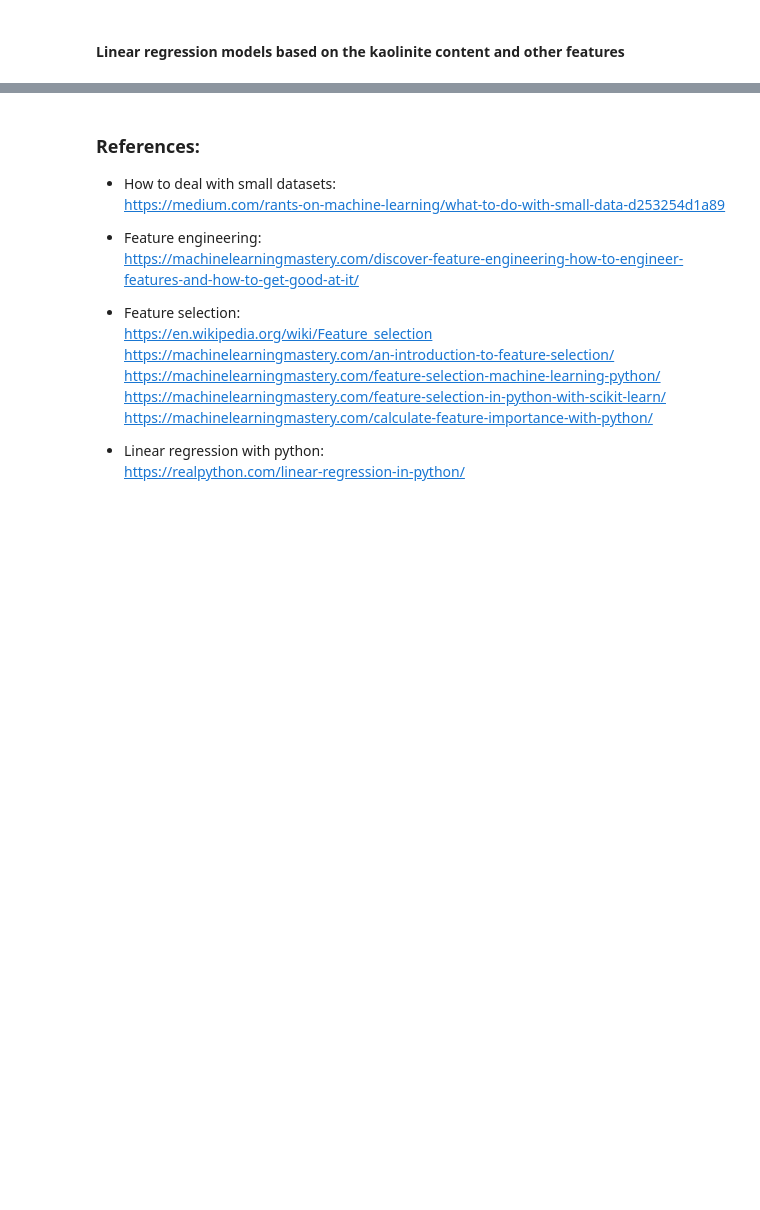
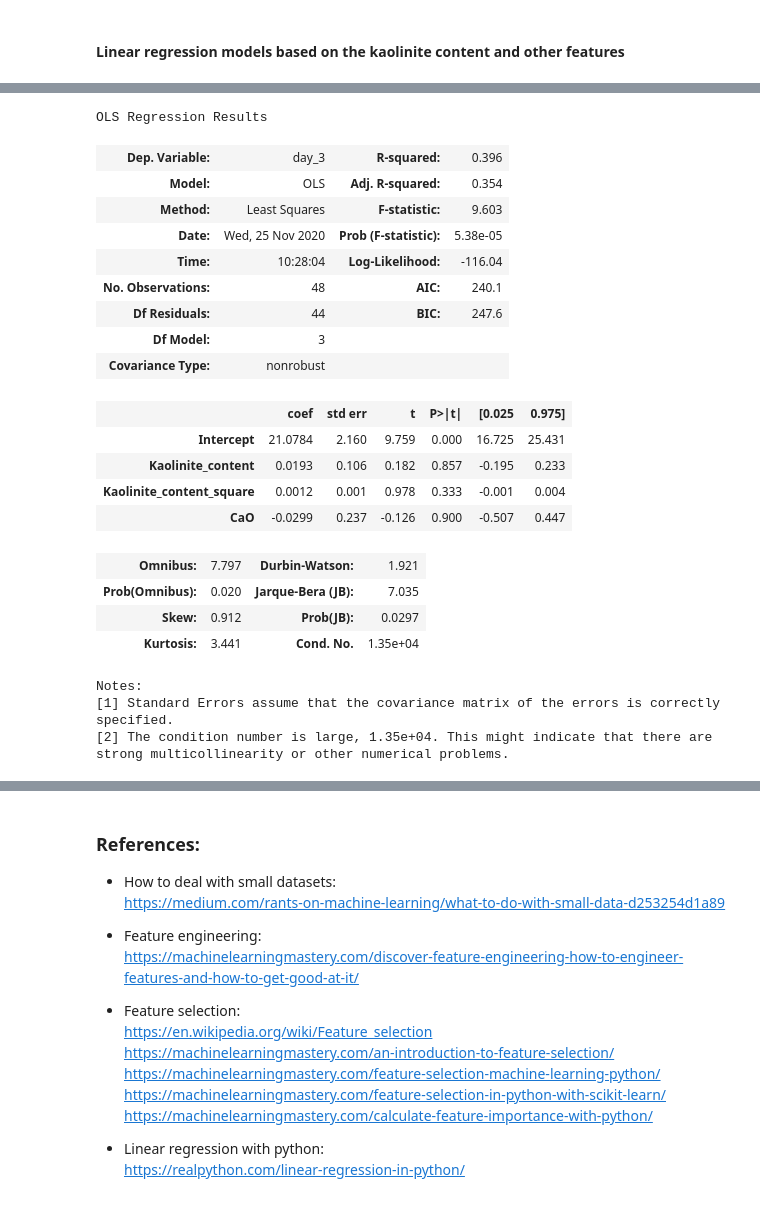
Before and after one commit to frblazquez/LC3, a Jupyter notebook: Project 2/lc3.ipynb, the cells around one changed output, grey strips where cells are left out. Saved outputs shown, nothing was run; the diff lists cells and outputs as text; code cells hidden in the pictures; blank space fills up the shorter version.

```diff
--- a/Project 2/lc3.ipynb
+++ b/Project 2/lc3.ipynb
@@ -456,0 +586,30 @@ R^2: 0.8717081451424198
+# %%
+# Day 3
+mod = smf.ols(formula='day_3 ~ Kaolinite_content + Kaolinite_content_square + CaO', data=get_model_data('CaO','3D'))
+np.random.seed(2)
+res = mod.fit()
+res.summary()
+# %% [output]
+OLS Regression Results
+| Dep. Variable: | day_3 | R-squared: | 0.396 |
+| Model: | OLS | Adj. R-squared: | 0.354 |
+| Method: | Least Squares | F-statistic: | 9.603 |
+| Date: | Wed, 25 Nov 2020 | Prob (F-statistic): | 5.38e-05 |
+| Time: | 10:28:04 | Log-Likelihood: | -116.04 |
+| No. Observations: | 48 | AIC: | 240.1 |
+| Df Residuals: | 44 | BIC: | 247.6 |
+| Df Model: | 3 |  |  |
+| Covariance Type: | nonrobust |  |  |
+|  | coef | std err | t | P>|t| | [0.025 | 0.975] |
+| Intercept | 21.0784 | 2.160 | 9.759 | 0.000 | 16.725 | 25.431 |
+| Kaolinite_content | 0.0193 | 0.106 | 0.182 | 0.857 | -0.195 | 0.233 |
+| Kaolinite_content_square | 0.0012 | 0.001 | 0.978 | 0.333 | -0.001 | 0.004 |
+| CaO | -0.0299 | 0.237 | -0.126 | 0.900 | -0.507 | 0.447 |
+| Omnibus: | 7.797 | Durbin-Watson: | 1.921 |
+| Prob(Omnibus): | 0.020 | Jarque-Bera (JB): | 7.035 |
+| Skew: | 0.912 | Prob(JB): | 0.0297 |
+| Kurtosis: | 3.441 | Cond. No. | 1.35e+04 |
+Notes:
+[1] Standard Errors assume that the covariance matrix of the errors is correctly specified.
+[2] The condition number is large, 1.35e+04. This might indicate that there are
+strong multicollinearity or other numerical problems.
```
Also changed, not shown: parts of 14 cells of this notebook.
